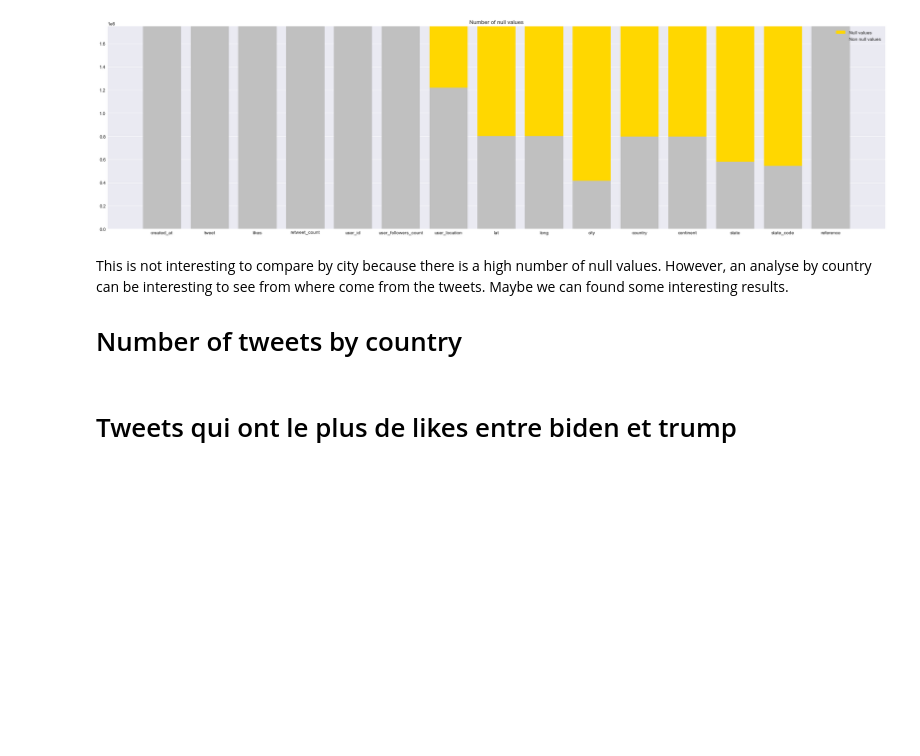
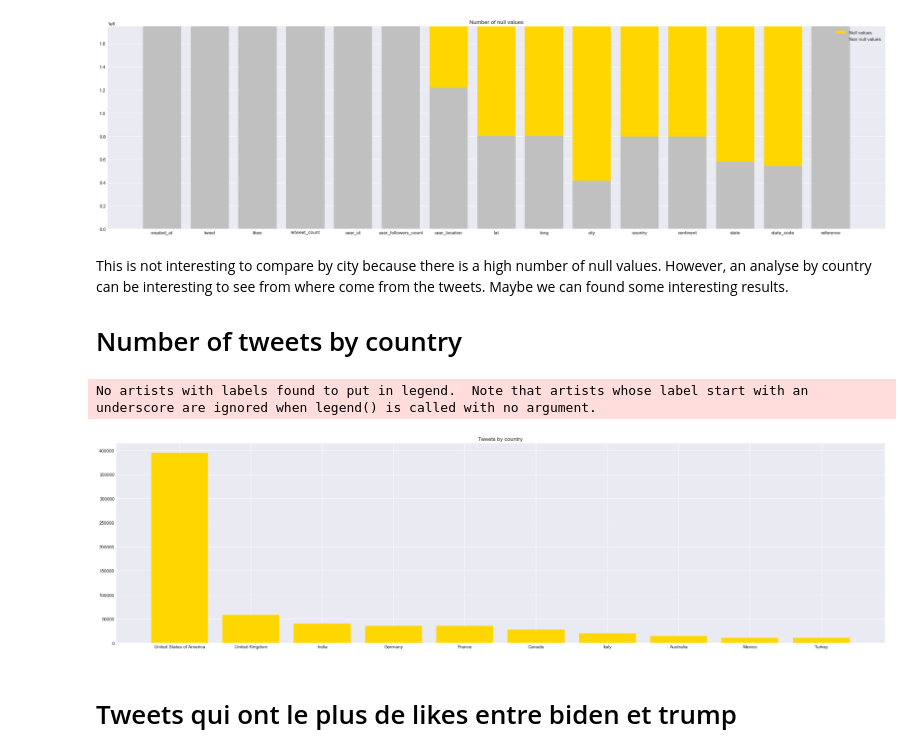
Before and after one commit to Guillaume-Vacelet/bigdata_group_1, a Jupyter notebook: sentiment_analysis.ipynb, the cells around one changed output. Drawn from its saved outputs; the diff is of its cells as text; code cells hidden in the pictures; blank space fills up the shorter version.

Commit message:
✨ Added graph for nb of tweets by the top 10 country

```diff
--- a/sentiment_analysis.ipynb
+++ b/sentiment_analysis.ipynb
@@ -116,6 +117,44 @@ This is not interesting to compare by city because there is a high number of nul
 
 
 # Number of tweets by country
+# %%
+# Get each country
+countries = dataset['country'].unique()
+# %%
+# Create an empty dataframe array with column country and number_of_tweets
+countries_dataset = pd.DataFrame(columns=['country', 'number_of_tweets'])
+
+# Populate the array
+for country in countries:
+    countries_dataset = countries_dataset.append({'country': country, 'number_of_tweets': (dataset['country'] == country).sum()}, ignore_index=True)
+
+# Take just the first 10 country
+countries_dataset = countries_dataset.sort_values(by='number_of_tweets', ascending=False)
+countries_dataset = countries_dataset[:11]
+
+# Merge United states and United states of america
+nb_tweets_united_states = countries_dataset[countries_dataset['country'] == 'United States']['number_of_tweets']
+nb_tweets_united_states_of_america = countries_dataset[countries_dataset['country'] == 'United States of America']['number_of_tweets']
+
+countries_dataset.loc[countries_dataset['country'] == 'United States of America', 'number_of_tweets'] = int(nb_tweets_united_states) + int(nb_tweets_united_states_of_america)
+
+countries_dataset = countries_dataset[countries_dataset['country'] != 'United States']
+# %%
+x = countries_dataset['country'].tolist()
+
+x_pos = [i for i, _ in enumerate(x)]
+
+plt.figure(figsize=(30,8))
+plt.bar(x_pos, countries_dataset['number_of_tweets'].tolist(), width=0.8, color='gold')
+
+plt.xticks(x_pos, x)
+plt.title("Tweets by country")
+plt.legend()
+
+plt.show()
+# %% [output]
+No artists with labels found to put in legend.  Note that artists whose label start with an underscore are ignored when legend() is called with no argument.
+[figure, added]
 # %% [markdown]
 
 # Tweets qui ont le plus de likes entre biden et trump
```
Also changed, not shown: parts of 1 cell of this notebook.
